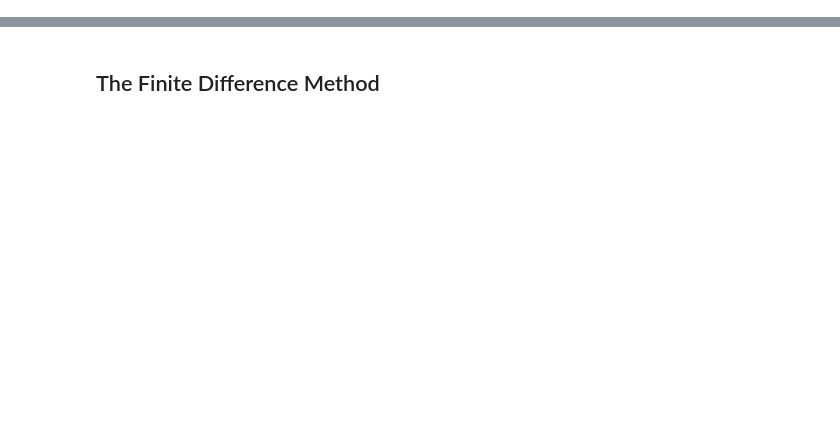
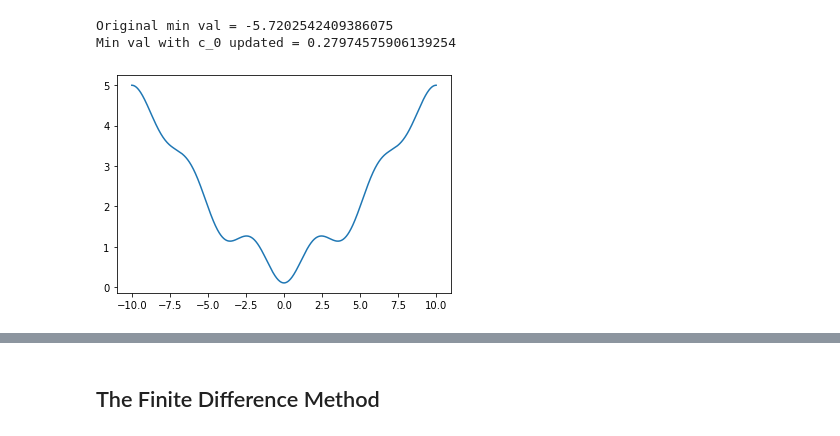
Before and after one commit to trungdoquoc/reu-math-2022, a Jupyter notebook: mini_batch_adam_pf.ipynb, the cells around one changed output, grey strips where cells are left out. Saved outputs shown, nothing was run; the diff lists cells and outputs as text; code cells hidden in the pictures; blank space fills up the shorter version.

```diff
--- a/mini_batch_adam_pf.ipynb
+++ b/mini_batch_adam_pf.ipynb
@@ -434,3 +463,10 @@ plt.plot(DISCRETE_POINTS, y_p)
+# %%
+p_fn.update_potential_fn(DISCRETE_POINTS)
+p_fn.plot_function(DISCRETE_POINTS)
+# %% [output]
+Original min val = -5.7202542409386075
+Min val with c_0 updated = 0.27974575906139254
+[figure, added]
 # %%
 # Check lowest value to set appropriate c_0 value:
 y_values = [p_fn.forward(i) for i in DISCRETE_POINTS]
```
Also changed, not shown: parts of 30 cells of this notebook.
